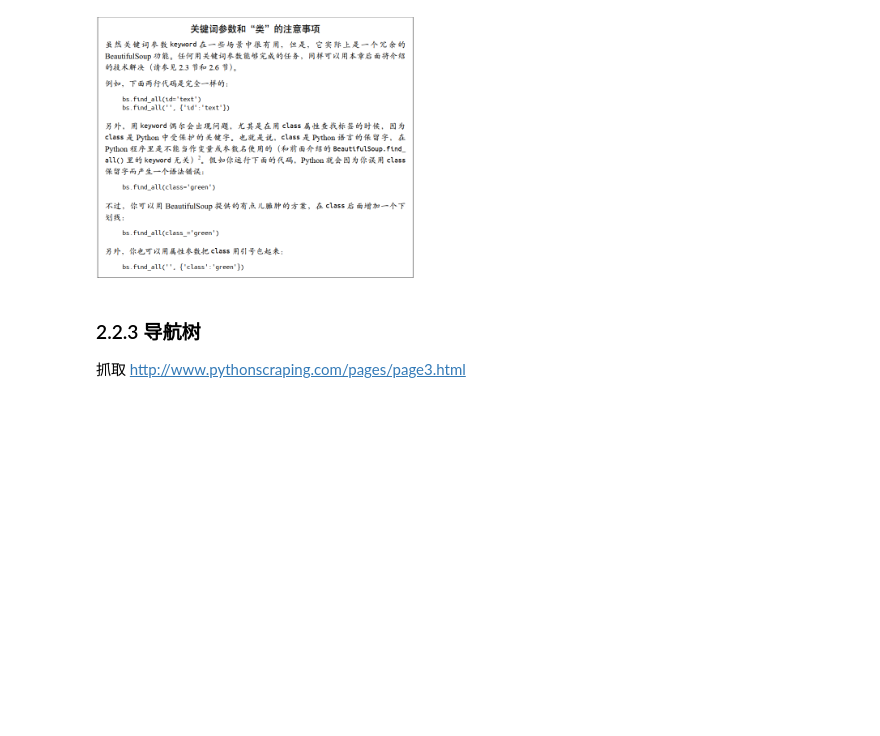
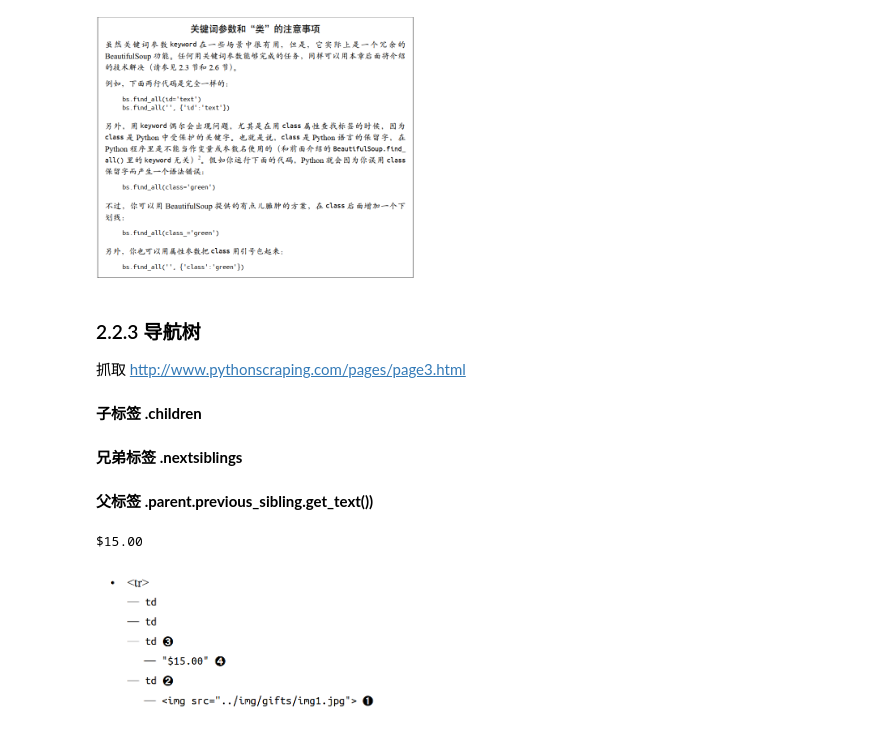
Before and after one commit to zhao252627575/python_spyder_guid, a Jupyter notebook: p2.ipynb, the cells around one changed output. Cells and saved outputs as stored; diff of their text form; code cells hidden in the pictures; blank space fills up the shorter version.

```diff
--- a/p2.ipynb
+++ b/p2.ipynb
@@ -64,3 +64,13 @@ Image(filename = 'D:\\file\\PythonFiles\\python_spyder_guid\\png\\class_keywod.p
 # %% [markdown]
 ### 2.2.3 导航树
 抓取 http://www.pythonscraping.com/pages/page3.html
+# %%
+from urllib.request import urlopen
+from bs4 import BeautifulSoup
+
+html = urlopen('http://www.pythonscraping.com/pages/page3.html')
+bs = BeautifulSoup(html.read(), 'html.parser')
+
+print(bs)
+# %% [markdown]
+**子标签 .children**
@@ -66,0 +80,2 @@ Image(filename = 'D:\\file\\PythonFiles\\python_spyder_guid\\png\\class_keywod.p
+# %% [markdown]
+**兄弟标签 .nextsiblings**
@@ -66,0 +85,9 @@ Image(filename = 'D:\\file\\PythonFiles\\python_spyder_guid\\png\\class_keywod.p
+# %% [markdown]
+**父标签  .parent.previous_sibling.get_text())**
+# %%
+print(bs.find('img',{'src':'../img/gifts/img1.jpg'}).parent.previous_sibling.get_text())
+from IPython.display import Image
+Image(filename = 'D:\\file\\PythonFiles\\python_spyder_guid\\png\\parent_sibling.png', width=320, height=240)
+# %% [output]
+$15.00
+[figure, added]
```
Also changed, not shown: parts of 3 cells of this notebook, 2 other files.
